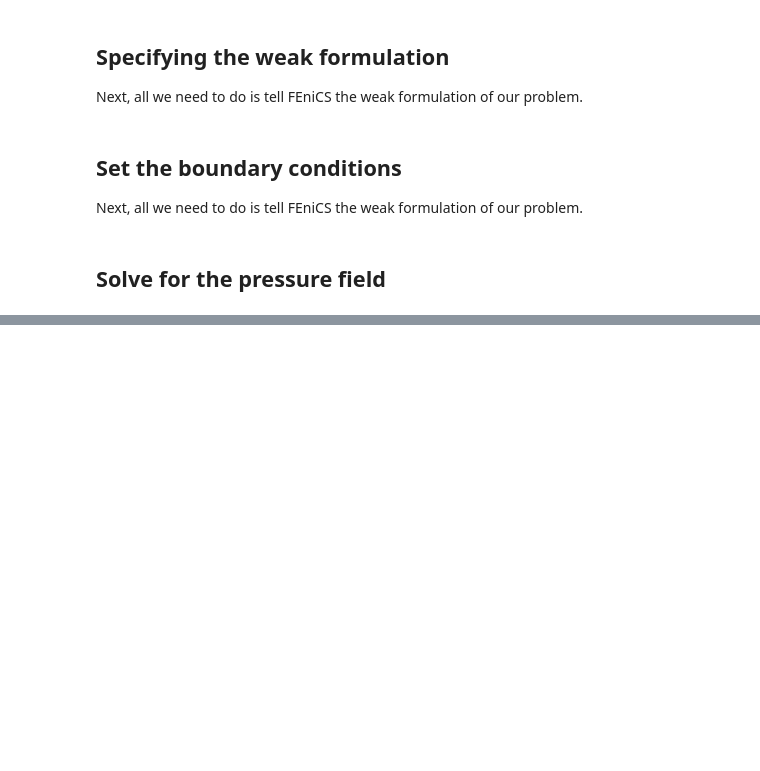
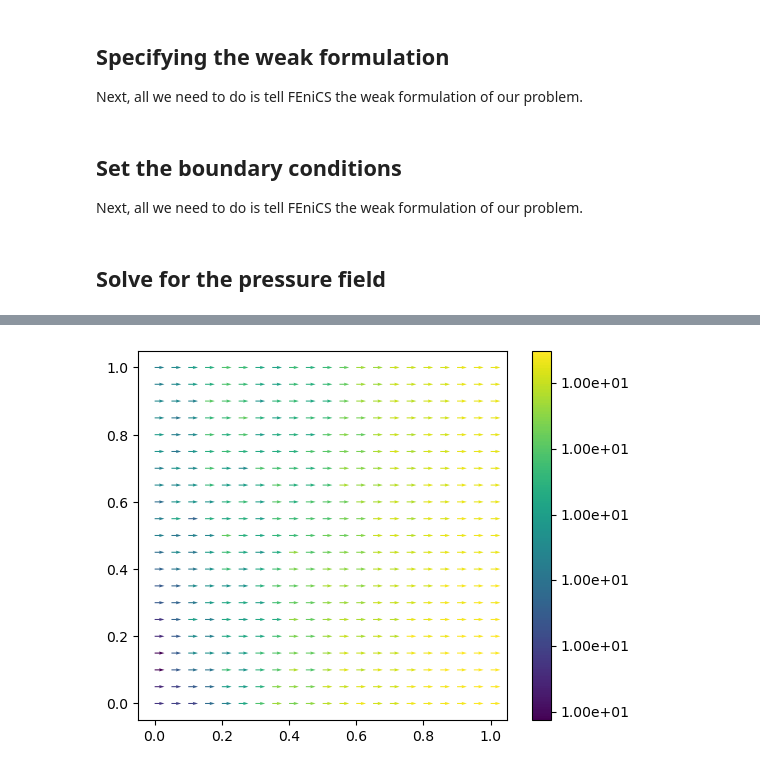
Before and after one commit to Simula-SSCP/SSCP_2024_lectures, a Jupyter notebook: L12 (FEniCS Intro)/L03_FEniCS_Darcy_sol.ipynb, the cells around one changed output, grey strips where cells are left out. Saved outputs shown, nothing was run; the diff lists cells and outputs as text; code cells hidden in the pictures; blank space fills up the shorter version.

```diff
--- a/L12 (FEniCS Intro)/L03_FEniCS_Darcy_sol.ipynb
+++ b/L12 (FEniCS Intro)/L03_FEniCS_Darcy_sol.ipynb
@@ -121,0 +136,8 @@ p_file << p_sol
+# %%
+vel_f = project(-kappa_over_mu * grad(p_sol) / phi, W_v)
+import matplotlib.pyplot as plt
+fig = plt.figure()
+im = plot(vel_f)
+plt.colorbar(im, format="%.2e");
+# %% [output]
+[figure, added]
```
Also changed, not shown: parts of 16 cells of this notebook.
